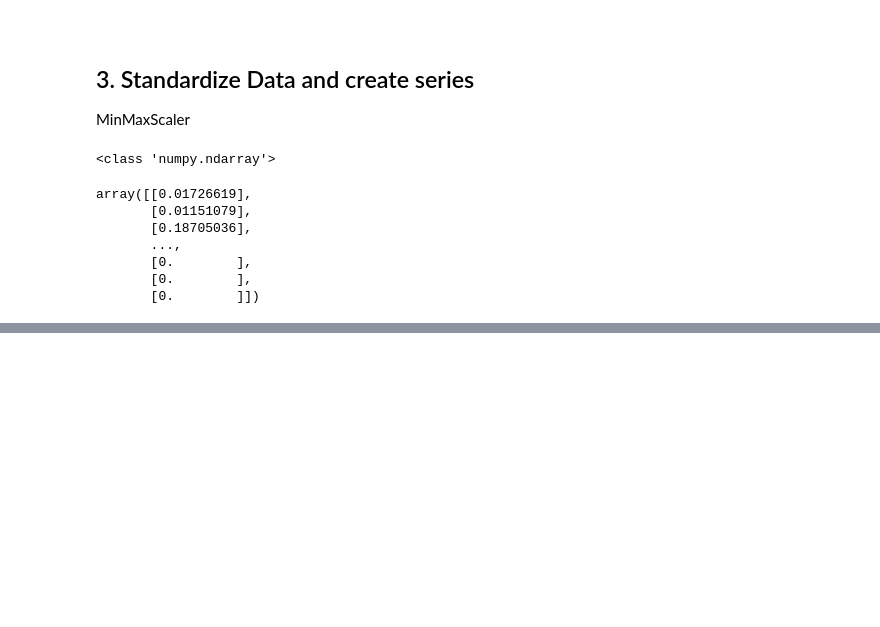
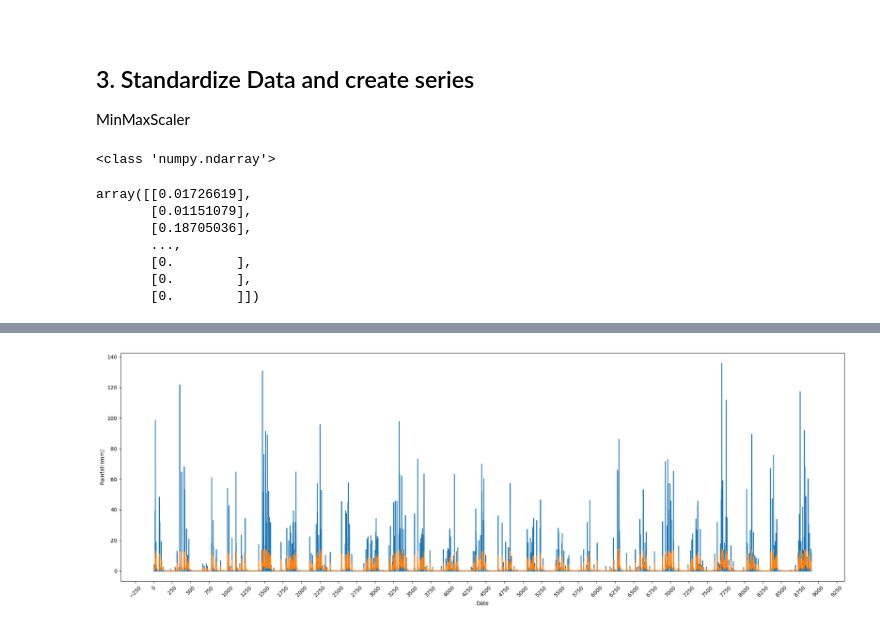
Before and after one commit to pippahtlin/Extreme-Precipitation, a Jupyter notebook: univariate_daily.ipynb, the cells around one changed output, grey strips where cells are left out. Drawn from its saved outputs; the diff is of its cells as text; code cells hidden in the pictures; blank space fills up the shorter version.

```diff
--- a/univariate_daily.ipynb
+++ b/univariate_daily.ipynb
@@ -87,0 +116,15 @@ train_features.shape, train_rain.shape, validation_features.shape, validation_ra
+# %%
+model = Sequential()
+
+# 1st Layer
+model.add(LSTM(units = 50, return_sequences = True, input_shape = (X_train.shape[1], X_train.shape[2])))
+#model.add(Dropout(0.2))
+
+# 2nd Layer
+model.add(LSTM(units = 50))
+#model.add(Dropout(0.2))
+
+# 3rd Layer
+model.add(Dense(units = 1))
+model.compile(optimizer = 'adam', loss = 'mean_squared_error')
+model.summary()
@@ -87,0 +147,2 @@ train_features.shape, train_rain.shape, validation_features.shape, validation_ra
+# %%
+model.fit(X_train, y_train, epochs = 50, batch_size = 32)
@@ -87,0 +184,4 @@ train_features.shape, train_rain.shape, validation_features.shape, validation_ra
+# %%
+validation_predictions = model.predict(X_validation)
+validation_predictions = sc.inverse_transform(validation_predictions)
+validation_actual = sc.inverse_transform(y_validation.reshape(-1,1))
@@ -87,0 +195,3 @@ train_features.shape, train_rain.shape, validation_features.shape, validation_ra
+# %%
+validation_compare = pd.DataFrame({'Actual': validation_actual.flatten(), 'Predicted': validation_predictions.flatten()})
+validation_compare.head(20)
@@ -87,0 +216,14 @@ train_features.shape, train_rain.shape, validation_features.shape, validation_ra
+# %%
+plt.figure(figsize=(20, 7))
+plt.xticks(rotation=45)
+plt.gca().xaxis.set_major_locator(MaxNLocator(nbins=40))
+
+plt.plot(validation_compare['Actual'])
+plt.plot(validation_compare['Predicted'])
+plt.xlabel('Date')
+plt.ylabel('Rainfall (mm)')
+plt.tight_layout()
+
+plt.show()
+# %% [output]
+[figure, added]
```
Also changed, not shown: parts of 12 cells of this notebook.
